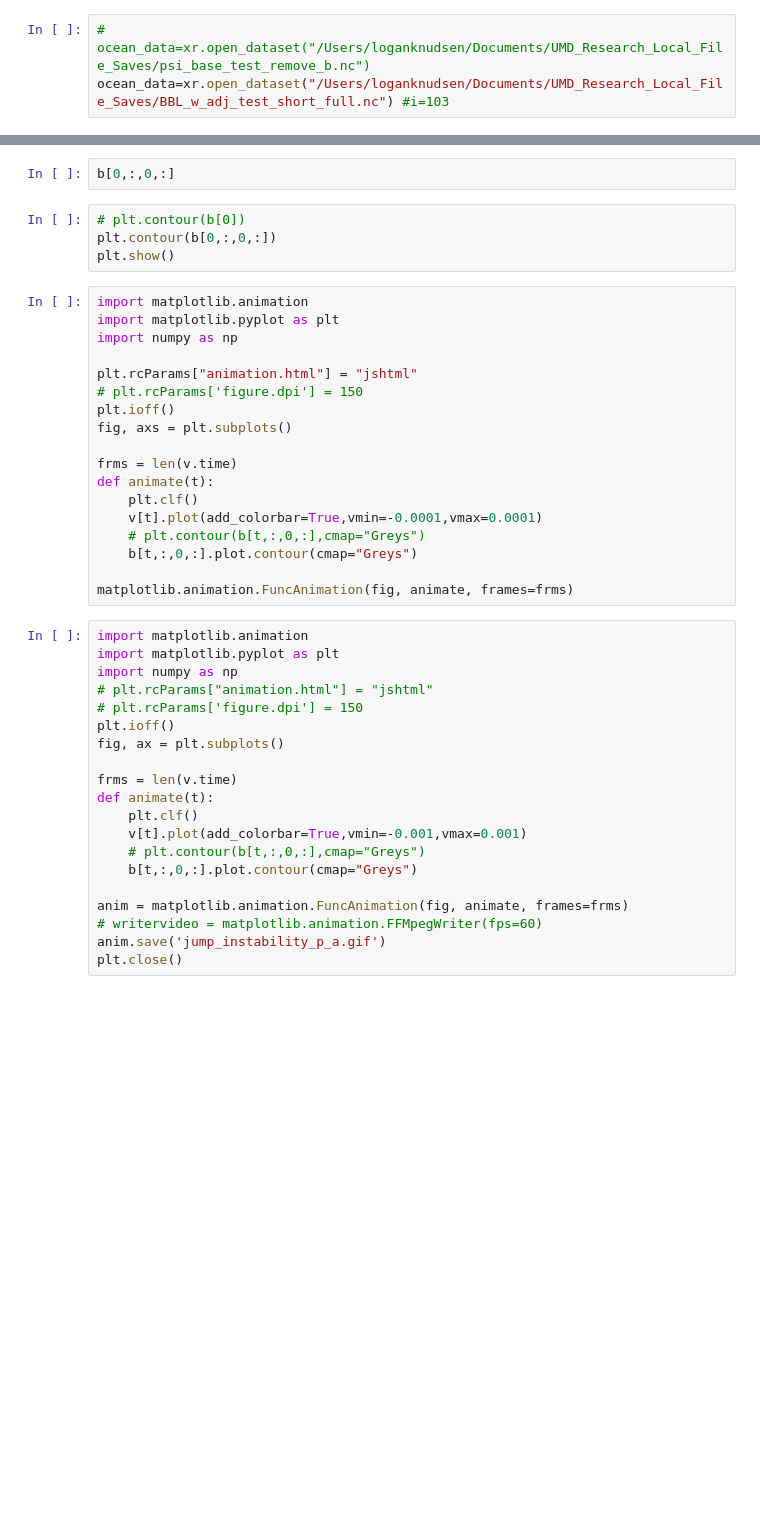
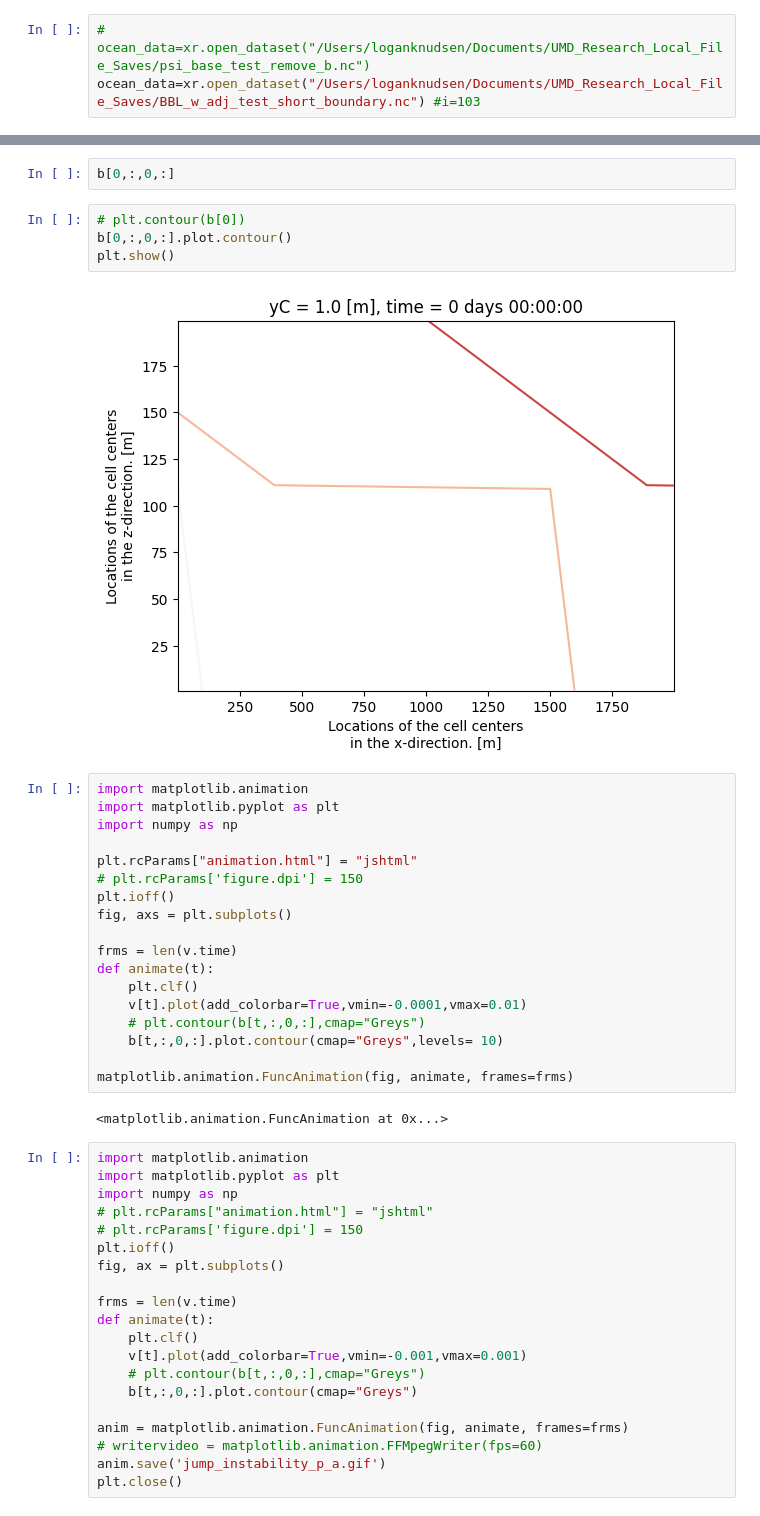
Before and after one commit to loganpknudsen/BottomBoundaryLayer, a Jupyter notebook: Result_Calculations/v_velocity_visualization.ipynb, the cells around one changed output, grey strips where cells are left out. Drawn from its saved outputs; the diff is of its cells as text; blank space fills up the shorter version.

Commit message:
Fix issues with boundary

```diff
--- a/Result_Calculations/v_velocity_visualization.ipynb
+++ b/Result_Calculations/v_velocity_visualization.ipynb
@@ -4,6 +4,6 @@ import numpy as np
 import matplotlib.pyplot as plt
 # %%
 # ocean_data=xr.open_dataset("/Users/loganknudsen/Documents/UMD_Research_Local_File_Saves/psi_base_test_remove_b.nc")
-ocean_data=xr.open_dataset("/Users/loganknudsen/Documents/UMD_Research_Local_File_Saves/BBL_w_adj_test_short_full.nc") #i=103
+ocean_data=xr.open_dataset("/Users/loganknudsen/Documents/UMD_Research_Local_File_Saves/BBL_w_adj_test_short_boundary.nc") #i=103
 # %%
 ocean_data
@@ -31,8 +49,10 @@ v[q].plot()
 b[0,:,0,:]
 # %%
 # plt.contour(b[0])
-plt.contour(b[0,:,0,:])
+b[0,:,0,:].plot.contour()
 plt.show()
+# %% [output]
+[figure, added]
 # %%
 import matplotlib.animation
 import matplotlib.pyplot as plt
@@ -46,11 +66,13 @@ fig, axs = plt.subplots()
 frms = len(v.time)
 def animate(t):
     plt.clf()
-    v[t].plot(add_colorbar=True,vmin=-0.0001,vmax=0.0001)
+    v[t].plot(add_colorbar=True,vmin=-0.0001,vmax=0.01)
     # plt.contour(b[t,:,0,:],cmap="Greys")
-    b[t,:,0,:].plot.contour(cmap="Greys")
+    b[t,:,0,:].plot.contour(cmap="Greys",levels= 10)
 
 matplotlib.animation.FuncAnimation(fig, animate, frames=frms)
+# %% [output]
+<matplotlib.animation.FuncAnimation at 0x...>
 # %%
 import matplotlib.animation
 import matplotlib.pyplot as plt
```
Also changed, not shown: parts of 1 cell of this notebook, 1 other file.
